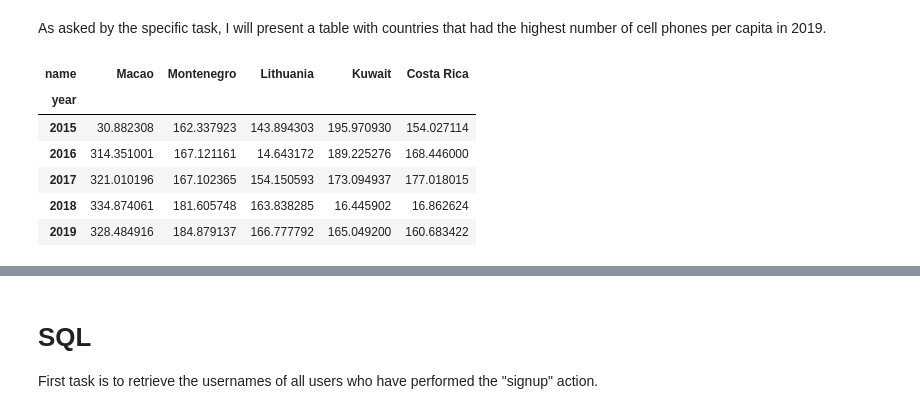
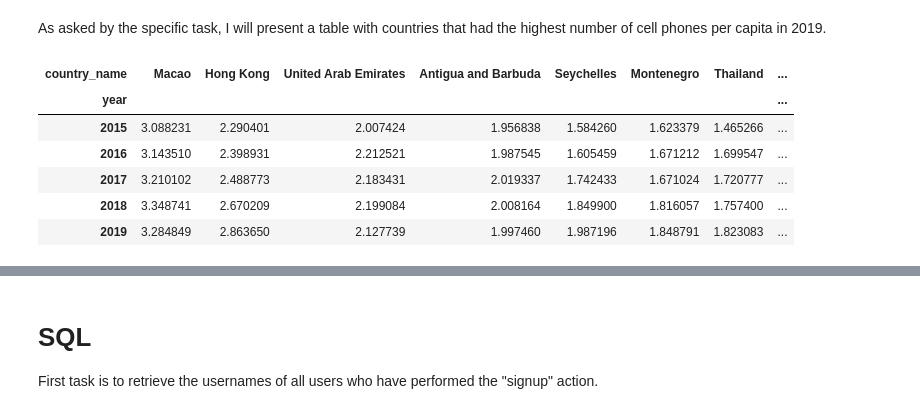
Before and after one commit to danielmaslov/su-mt4007, a Jupyter notebook: HW4/Homework4.ipynb, the cells around one changed output, grey strips where cells are left out. Saved outputs shown, nothing was run; the diff lists cells and outputs as text; code cells hidden in the pictures.

```diff
--- a/HW4/Homework4.ipynb
+++ b/HW4/Homework4.ipynb
@@ -66,9 +58,6 @@ df_phones.head(10)
 # %% [markdown]
 Let's view the population data! this data set contains data about the population size of countries over years. The missing values will, just like with the cell phone data, use forward fill and backward fill in order to deal with null values. The last step prints out the information after the cleaned data frame
 # %%
-df_pop = pd.read_csv('pop_data.csv')
-
-
 df_pop = df_pop.fillna(pd.NA)
 # Forward fill missing values
 df_pop_ffill = df_pop.ffill()
@@ -138,15 +139,20 @@ Country_data is used to map the iso-3 code to the country name with iso-3 as an
 
 I will now combine the cell phone, population and country data into a single table by mapping between iso-3 and country names.
 # %%
-# Step 1: Read the country_data.csv
+
 country_data = pd.read_csv('country_data.csv')
+country_data.rename(columns={'name': 'country_name', 'alpha-3': 'iso-3'}, inplace=True)
+merged_df = pd.merge(
+    result_df,
+    country_data[['iso-3', 'country_name']],
+    on='iso-3',
+    how='left'  # left join
+)
 
-# Step 2: Merge the result_df  with country_data
-merged_df = pd.merge(result_df, country_data, left_on='iso-3', right_on='alpha-3')
+merged_df = merged_df.dropna(subset=['country_name'])
 
-# Step 3: Drop unnecessary columns
-merged_df = merged_df.drop(columns=['iso-3', 'alpha-3'])
 
-# The resulting DataFrame
-result_df.head(10)
+merged_df = merged_df[['country_name', 'iso-3', 'year', 'n_cellphones', 'population']]
+
+merged_df.head(10)
 # %% [output]
@@ -166,7 +172,12 @@ Now I will create the new column that show cell phones per capita by using the d
 # %%
 merged_df['phones_per_capita'] = merged_df['n_cellphones'] / merged_df['population']
 
-phones_per_capita_df = merged_df.pivot(index='year', columns='name', values='phones_per_capita')
+
+phones_per_capita_df = merged_df.pivot_table(
+    index='year',
+    columns='country_name',
+    values='phones_per_capita'
+)
 
 phones_per_capita_df
 # %% [output]
@@ -191,20 +202,19 @@ phones_per_capita_df
 # %% [markdown]
 As asked by the specific task, I will present a table with countries that had the highest number of cell phones per capita in 2019.
 # %%
-phones_per_capita_df.index = phones_per_capita_df.index.astype(int)
+#  Filter the data for the years 2015-2019
+phones_per_capita_2015_2019 = phones_per_capita_df.loc[phones_per_capita_df.index.isin([2015, 2016, 2017, 2018, 2019])]
 
-phones_2019 = phones_per_capita_df.loc[2019]
+# Sort the countries by the number of phones per capita in 2019
+phones_per_capita_sorted =phones_per_capita_2015_2019.sort_values(by=2019, axis=1, ascending=False)
 
-top_5_countries_2019 = phones_2019.nlargest(5).index
 
-filtered_phones_per_capita_df = phones_per_capita_df.loc[2015:2019, top_5_countries_2019]
-
-filtered_phones_per_capita_df
+phones_per_capita_sorted
 # %% [output]
-| name | Macao | Montenegro | Lithuania | Kuwait | Costa Rica |
-| year |  |  |  |  |  |
-| 2015 | 30.882308 | 162.337923 | 143.894303 | 195.970930 | 154.027114 |
-| 2016 | 314.351001 | 167.121161 | 14.643172 | 189.225276 | 168.446000 |
-| 2017 | 321.010196 | 167.102365 | 154.150593 | 173.094937 | 177.018015 |
-| 2018 | 334.874061 | 181.605748 | 163.838285 | 16.445902 | 16.862624 |
-| 2019 | 328.484916 | 184.879137 | 166.777792 | 165.049200 | 160.683422 |
+| country_name | Macao | Hong Kong | United Arab Emirates | Antigua and Barbuda | Seychelles | Montenegro | Thailand | ... |
+| year |  |  |  |  |  |  |  | ... |
+| 2015 | 3.088231 | 2.290401 | 2.007424 | 1.956838 | 1.584260 | 1.623379 | 1.465266 | ... |
+| 2016 | 3.143510 | 2.398931 | 2.212521 | 1.987545 | 1.605459 | 1.671212 | 1.699547 | ... |
+| 2017 | 3.210102 | 2.488773 | 2.183431 | 2.019337 | 1.742433 | 1.671024 | 1.720777 | ... |
+| 2018 | 3.348741 | 2.670209 | 2.199084 | 2.008164 | 1.849900 | 1.816057 | 1.757400 | ... |
+| 2019 | 3.284849 | 2.863650 | 2.127739 | 1.997460 | 1.987196 | 1.848791 | 1.823083 | ... |
```
Also changed, not shown: parts of 9 cells of this notebook, 1 other file.
